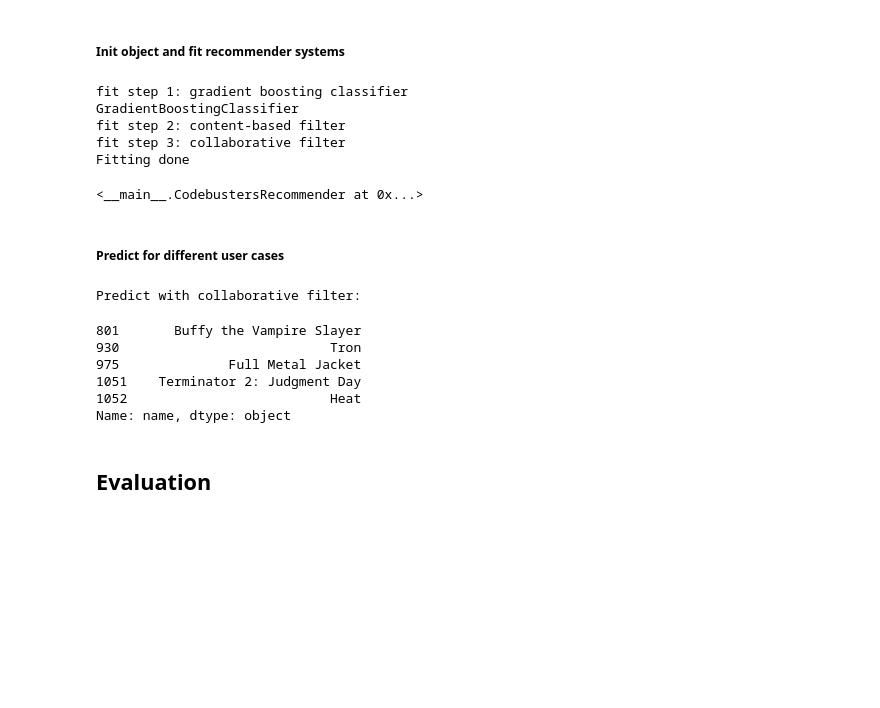
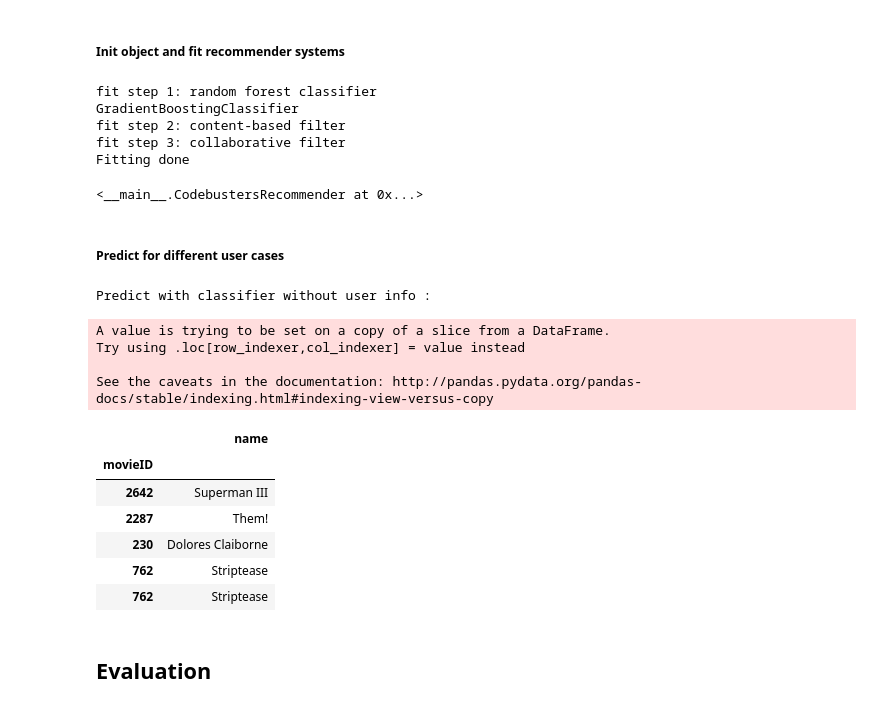
Before and after one commit to tobikuhlmann/movie-recommendation-lab, a Jupyter notebook: CodebustersRecommender.ipynb, the cells around one changed output. Cells and saved outputs as stored; diff of their text form; code cells hidden in the pictures; blank space fills up the shorter version.

Commit message:
change to random forest

```diff
--- a/CodebustersRecommender.ipynb
+++ b/CodebustersRecommender.ipynb
@@ -356,7 +356,7 @@ class CodebustersRecommender():
         self.df_ratings = df_ratings
 
         # 1) fit gradient boosting classifier
-        print("fit step 1: gradient boosting classifier")
+        print("fit step 1: random forest classifier")
         self.recommendation_without_user_info(self.df)
 
         # 2) fit content-based recommender
@@ -406,7 +406,7 @@ class CodebustersRecommender():
             X = pd.concat([X[['age', 'year']], dummyvars], axis = 1).as_matrix()
 
             # make predictions
-            y_pred = self.gbclf.predict(X=X)
+            y_pred = self.rfclf.predict(X=X)
 
             # concat predictions to movie information
             df_pred = pd.concat([df[['movieID', 'name']], pd.DataFrame(y_pred, index=df.index, columns=['pred_rating'])], axis = 1)
@@ -460,8 +460,8 @@ class CodebustersRecommender():
         X = pd.concat([X[['age', 'year']], dummyvars], axis = 1).as_matrix()
 
         print("GradientBoostingClassifier")
-        self.gbclf = GradientBoostingClassifier(n_estimators=100)
-        self.gbclf.fit(X=X, y=y)
+        self.rfclf = RandomForestClassifier()
+        self.rfclf.fit(X=X, y=y)
 
         return self
 
@@ -599,11 +599,10 @@ df_ratings = pd.read_csv('ratings.csv')
 
 # init class object
 CbR = CodebustersRecommender()
-
 # fit all recommender systems
 CbR.fit(df, movies, df_ratings)
 # %% [output]
-fit step 1: gradient boosting classifier
+fit step 1: random forest classifier
 GradientBoostingClassifier
 fit step 2: content-based filter
 fit step 3: collaborative filter
@@ -614,25 +613,30 @@ Fitting done
 # %%
 # predict
 # case no profile
-#user_id = 1
-#age=25
-#gender='F'
+user_id = 1
+age=25
+gender='F'
 #user_id = 747 # case profile < 20
-user_id = 802 # case profile >= 20
-age = df[df.userID==user_id].sample(1).age.item()
-gender = df[df.userID==user_id].sample(1).age.item()
+#user_id = 802 # case profile >= 20
+#age = df[df.userID==user_id].sample(1).age.item()
+#gender = df[df.userID==user_id].sample(1).age.item()
 
 # predict for different user ids
 movies = CbR.predict(userID=user_id, age=age, gender=gender, number_recommendations=5)
 movies
 # %% [output]
-Predict with collaborative filter:
+Predict with classifier without user info :
-801       Buffy the Vampire Slayer
-930                           Tron
-975              Full Metal Jacket
-1051    Terminator 2: Judgment Day
-1052                          Heat
-Name: name, dtype: object
+A value is trying to be set on a copy of a slice from a DataFrame.
+Try using .loc[row_indexer,col_indexer] = value instead
+
+See the caveats in the documentation: http://pandas.pydata.org/pandas-docs/stable/indexing.html#indexing-view-versus-copy
+|  | name |
+| movieID |  |
+| 2642 | Superman III |
+| 2287 | Them! |
+| 230 | Dolores Claiborne |
+| 762 | Striptease |
+| 762 | Striptease |
 # %% [markdown]
 ## Evaluation
 # %% [markdown]
```
Also changed, not shown: parts of 2 cells of this notebook.
